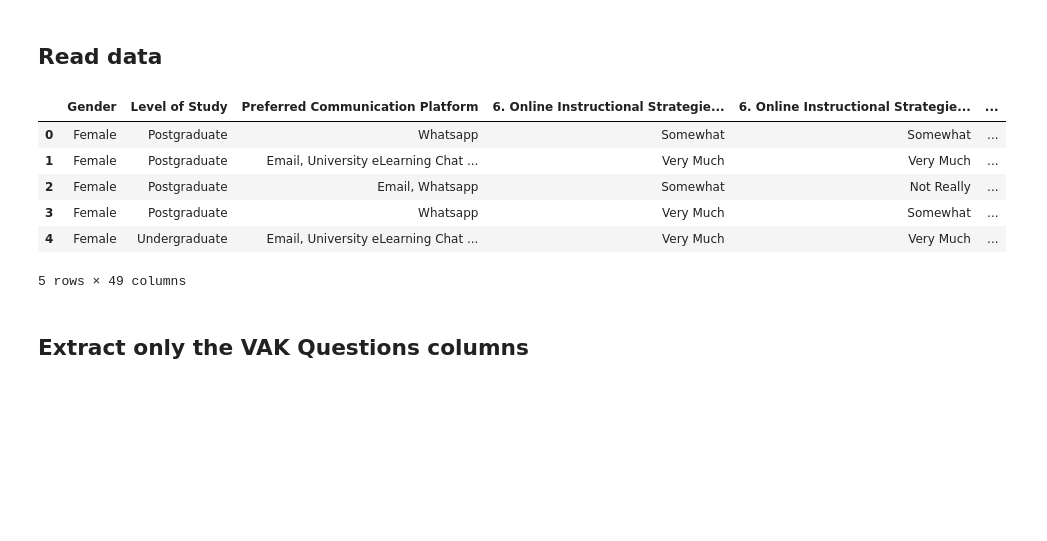
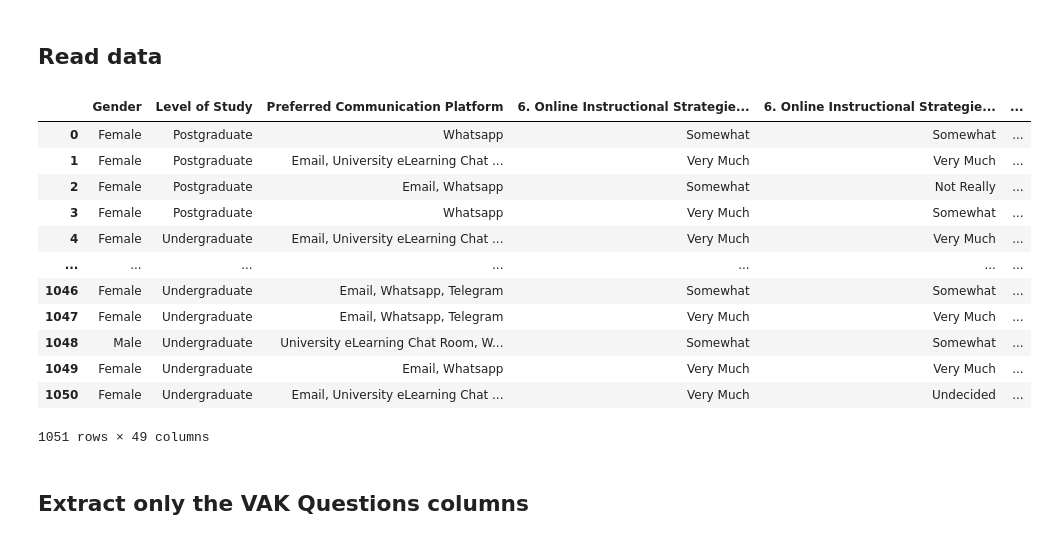
Before and after one commit to JasmineChong/online-assessment-classification, a Jupyter notebook: VAK-classification.ipynb, the cells around one changed output. Saved outputs shown, nothing was run; the diff lists cells and outputs as text; code cells hidden in the pictures; blank space fills up the shorter version.

```diff
--- a/VAK-classification.ipynb
+++ b/VAK-classification.ipynb
@@ -5,12 +5,18 @@ import pandas as pd
 # %%
 df = pd.read_csv('Datasets/cleaned_latest_response.csv')
 
-df.head()
+df
 # %% [output]
 |  | Gender | Level of Study | Preferred Communication Platform | 6. Online Instructional Strategie... | 6. Online Instructional Strategie... | ... |
 | 0 | Female | Postgraduate | Whatsapp | Somewhat | Somewhat | ... |
 | 1 | Female | Postgraduate | Email, University eLearning Chat ... | Very Much | Very Much | ... |
 | 2 | Female | Postgraduate | Email, Whatsapp | Somewhat | Not Really | ... |
 | 3 | Female | Postgraduate | Whatsapp | Very Much | Somewhat | ... |
 | 4 | Female | Undergraduate | Email, University eLearning Chat ... | Very Much | Very Much | ... |
+| ... | ... | ... | ... | ... | ... | ... |
+| 1046 | Female | Undergraduate | Email, Whatsapp, Telegram | Somewhat | Somewhat | ... |
+| 1047 | Female | Undergraduate | Email, Whatsapp, Telegram | Very Much | Very Much | ... |
+| 1048 | Male | Undergraduate | University eLearning Chat Room, W... | Somewhat | Somewhat | ... |
+| 1049 | Female | Undergraduate | Email, Whatsapp | Very Much | Very Much | ... |
+| 1050 | Female | Undergraduate | Email, University eLearning Chat ... | Very Much | Undecided | ... |
-5 rows × 49 columns
+1051 rows × 49 columns
```
Also changed, not shown: parts of 1 cell of this notebook, 3 other files.
